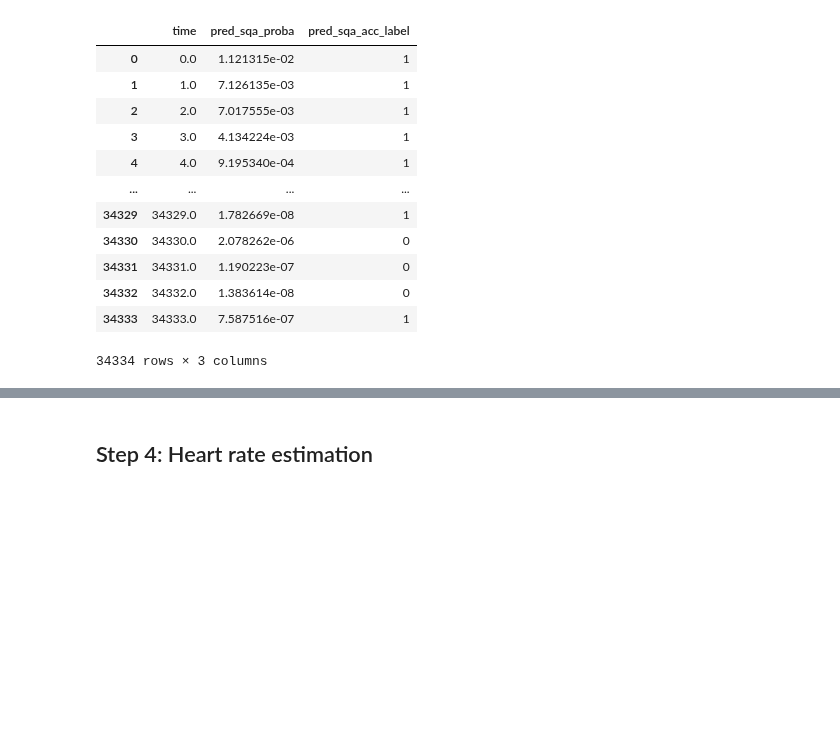
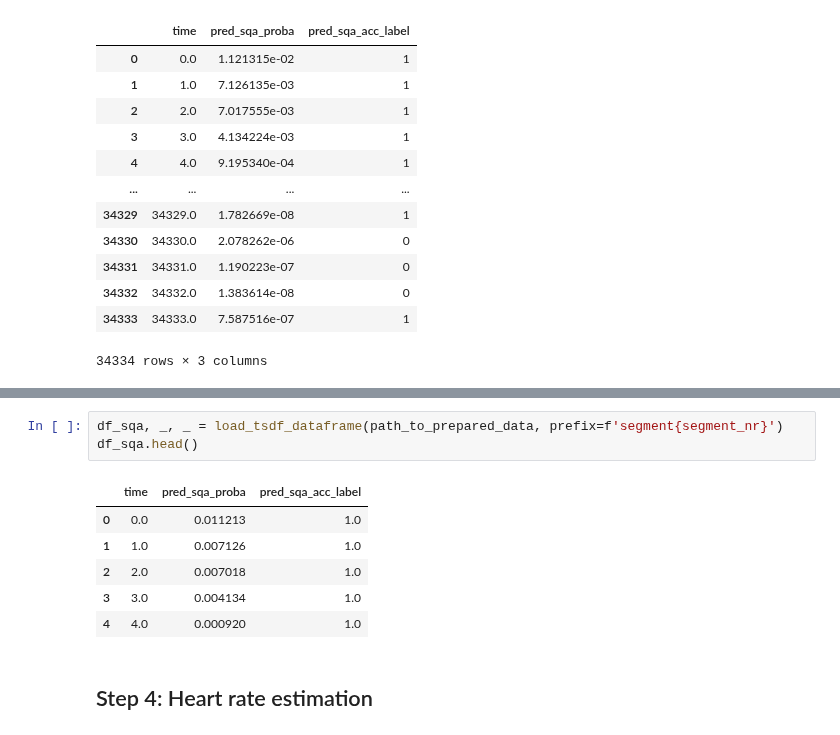
Before and after one commit to biomarkersParkinson/paradigma, a Jupyter notebook: docs/tutorials/heart_rate_analysis.ipynb, the cells around one changed output, grey strips where cells are left out. Cells and saved outputs as stored; diff of their text form; blank space fills up the shorter version.

Commit message:
Add TSDF store option to HR tutorial

```diff
--- a/docs/tutorials/heart_rate_analysis.ipynb
+++ b/docs/tutorials/heart_rate_analysis.ipynb
@@ -211,3 +241,13 @@ df_sqa
+# %%
+df_sqa, _, _ = load_tsdf_dataframe(path_to_prepared_data, prefix=f'segment{segment_nr}')
+df_sqa.head()
+# %% [output]
+|  | time | pred_sqa_proba | pred_sqa_acc_label |
+| 0 | 0.0 | 0.011213 | 1.0 |
+| 1 | 1.0 | 0.007126 | 1.0 |
+| 2 | 2.0 | 0.007018 | 1.0 |
+| 3 | 3.0 | 0.004134 | 1.0 |
+| 4 | 4.0 | 0.000920 | 1.0 |
 # %% [markdown]
 ## Step 4: Heart rate estimation
 # %% [markdown]
```
Also changed, not shown: parts of 5 cells of this notebook, 2 other files.
